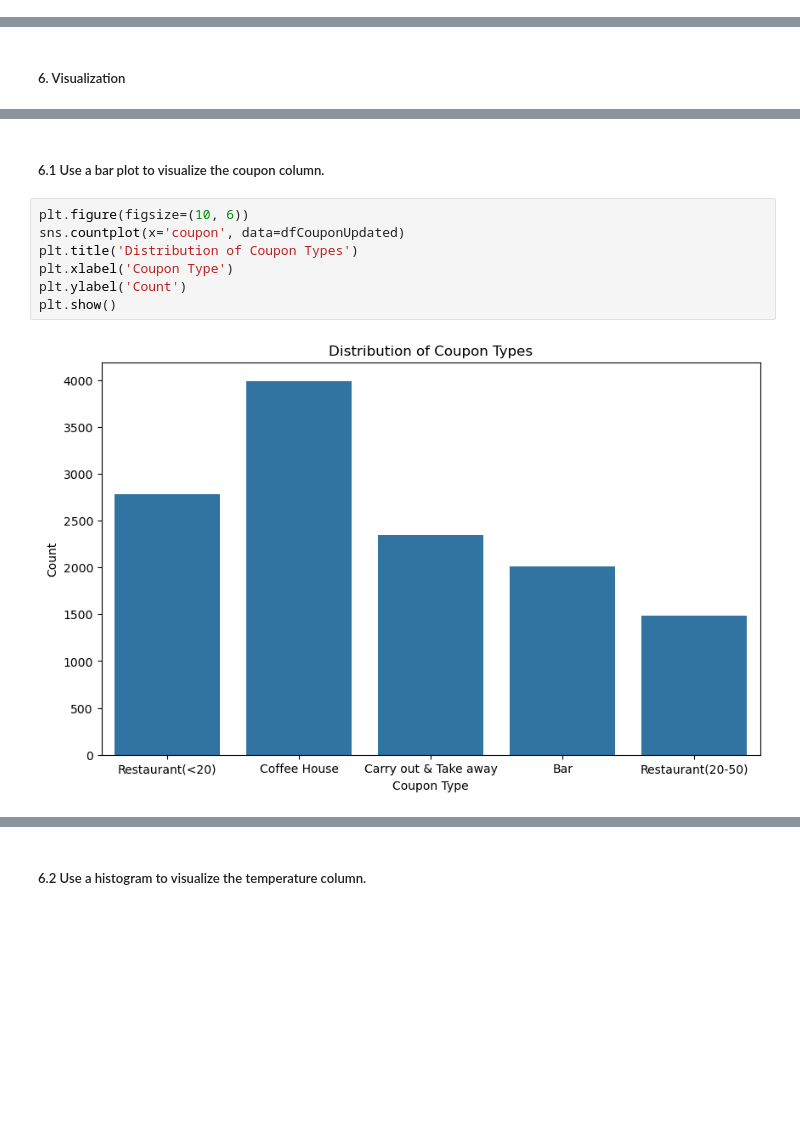
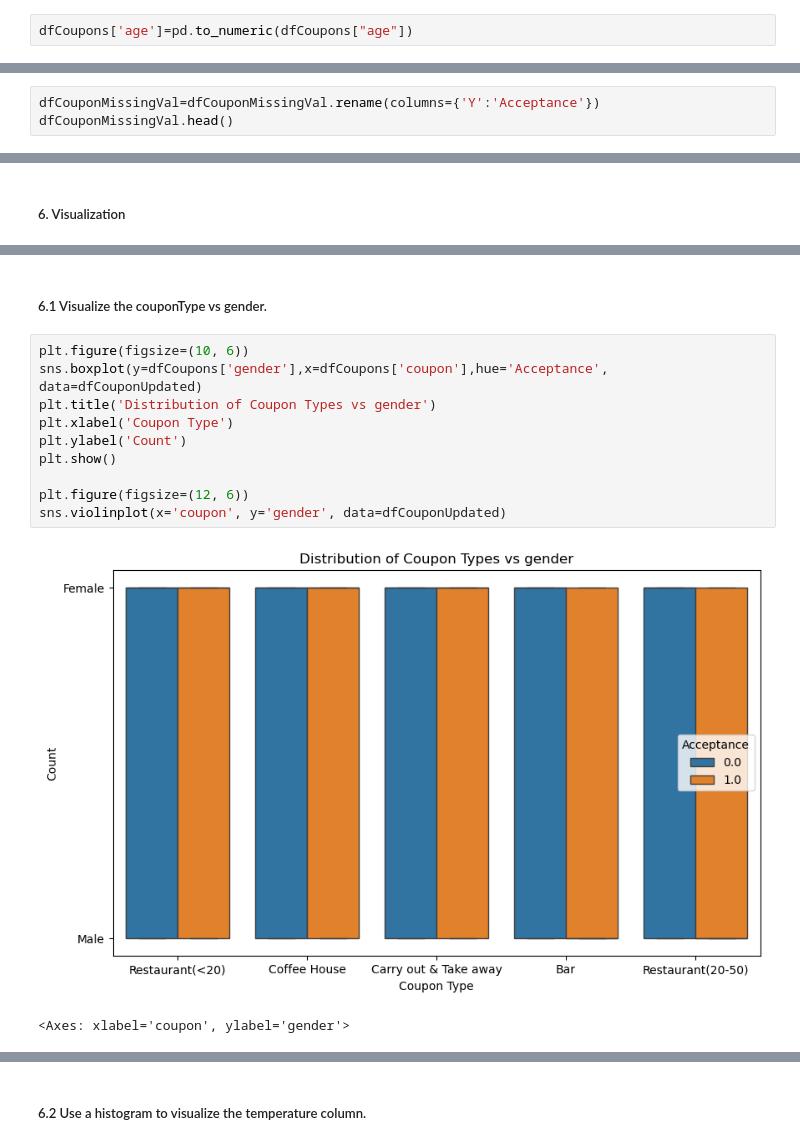
Before and after one commit to Jhonson924/berkeley, a Jupyter notebook: practical application1/coupons.ipynb, the cells around one changed output, grey strips where cells are left out. Saved outputs shown, nothing was run; the diff lists cells and outputs as text; blank space fills up the shorter version.

```diff
--- a/practical application1/coupons.ipynb
+++ b/practical application1/coupons.ipynb
@@ -132,0 +138,2 @@ dfDuplicate = dfCoupons.duplicated().sum()
+# %%
+dfCoupons['age']=pd.to_numeric(dfCoupons["age"])
@@ -220,0 +250,3 @@ dfCouponMissingVal['Restaurant20To50'] = dfCouponMissingVal['Restaurant20To50'].
+# %%
+dfCouponMissingVal=dfCouponMissingVal.rename(columns={'Y':'Acceptance'})
+dfCouponMissingVal.head()
@@ -239,11 +309,15 @@ proportion_accepted = 0.5675654242664552
 # %% [markdown]
-##### 6.1 Use a bar plot to visualize the coupon column.
+##### 6.1 Visualize the couponType vs gender.
 # %%
 plt.figure(figsize=(10, 6))
-sns.countplot(x='coupon', data=dfCouponUpdated)
-plt.title('Distribution of Coupon Types')
+sns.boxplot(y=dfCoupons['gender'],x=dfCoupons['coupon'],hue='Acceptance', data=dfCouponUpdated)
+plt.title('Distribution of Coupon Types vs gender')
 plt.xlabel('Coupon Type')
 plt.ylabel('Count')
 plt.show()
+
+plt.figure(figsize=(12, 6))
+sns.violinplot(x='coupon', y='gender', data=dfCouponUpdated)
 # %% [output]
-[figure, old version]
+[figure, new version]
+<Axes: xlabel='coupon', ylabel='gender'>
```
Also changed, not shown: parts of 35 cells of this notebook.
